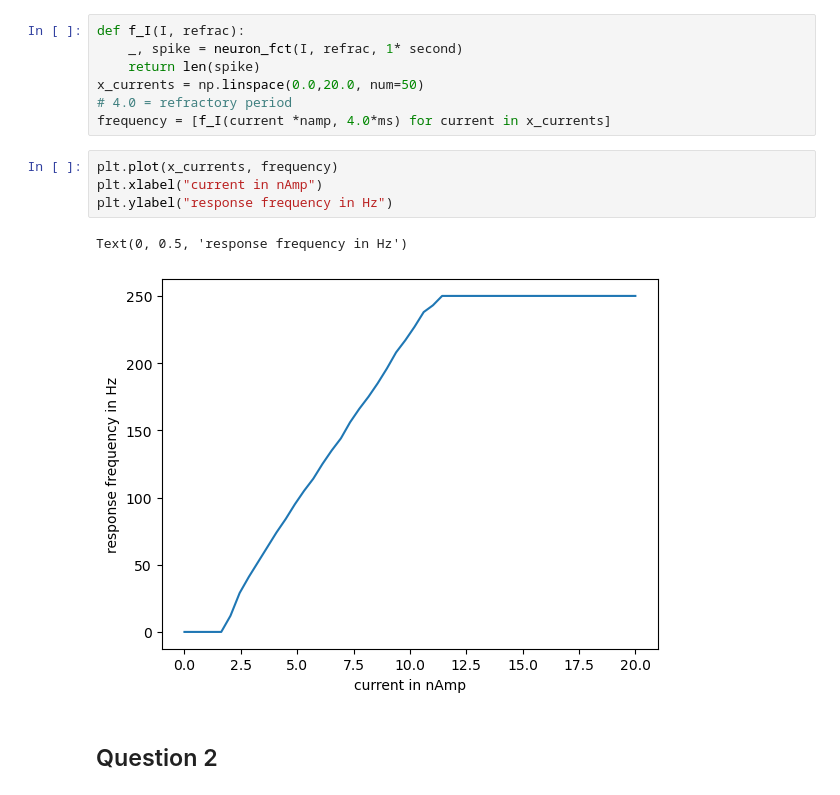
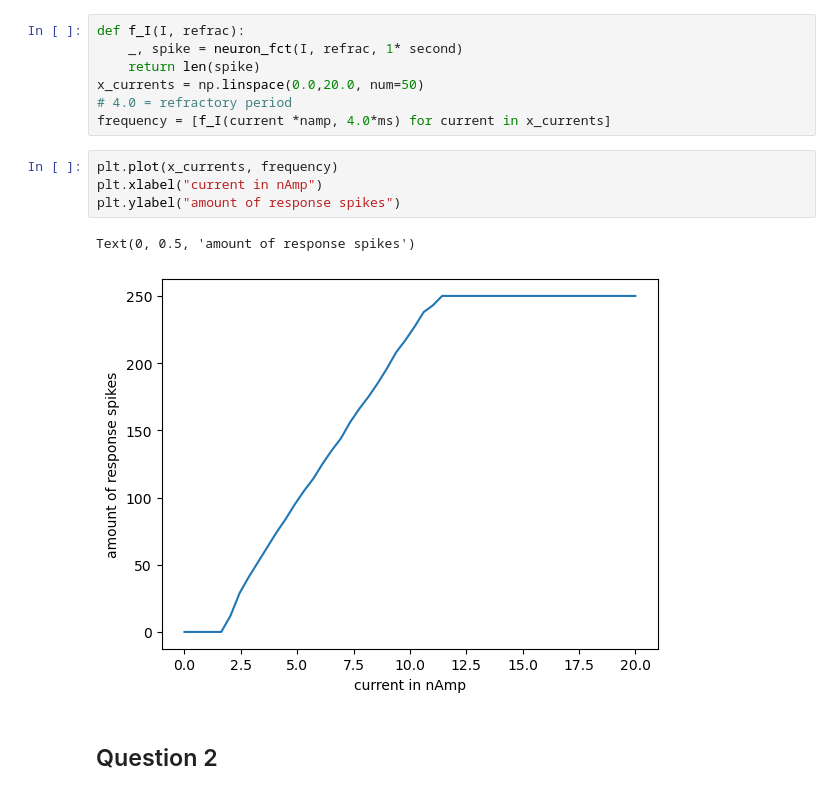
Before and after one commit to anbebe/NeurodynamicsHA, a Jupyter notebook: Exercise_2_Bebenroth_Hennecke_KleineKruthaup.ipynb, the cells around one changed output. Cells and saved outputs as stored; diff of their text form.

```diff
--- a/Exercise_2_Bebenroth_Hennecke_KleineKruthaup.ipynb
+++ b/Exercise_2_Bebenroth_Hennecke_KleineKruthaup.ipynb
@@ -53,10 +53,10 @@ frequency = [f_I(current *namp, 4.0*ms) for current in x_currents]
 # %%
 plt.plot(x_currents, frequency)
 plt.xlabel("current in nAmp")
-plt.ylabel("response frequency in Hz")
+plt.ylabel("amount of response spikes")
 # %% [output]
-Text(0, 0.5, 'response frequency in Hz')
+Text(0, 0.5, 'amount of response spikes')
-[figure, old version]
+[figure, new version]
 # %% [markdown]
 ## Question 2
 # %%
```
Also changed, not shown: parts of 1 cell of this notebook.
